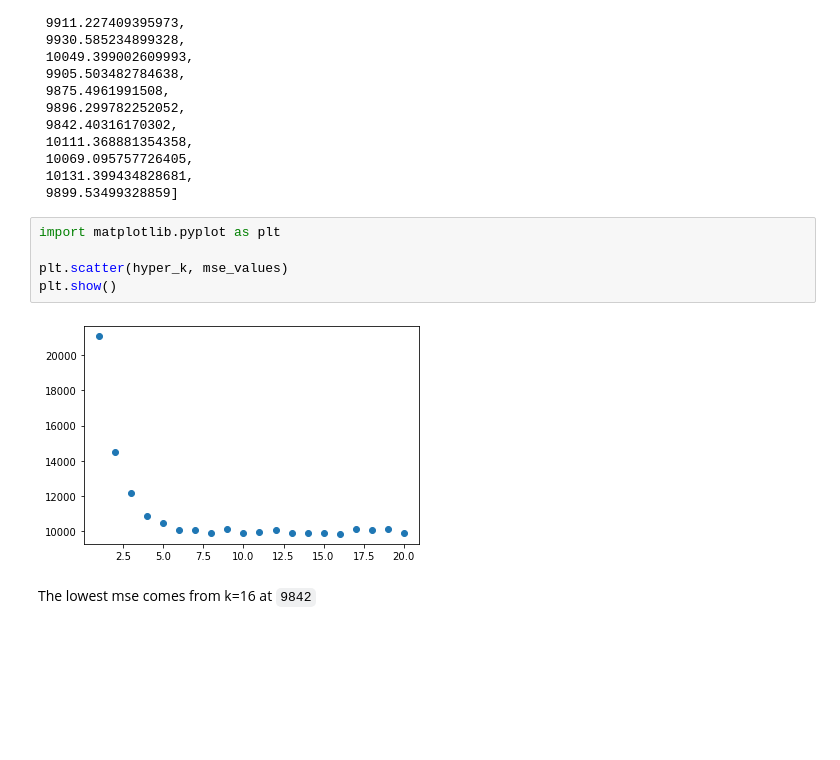
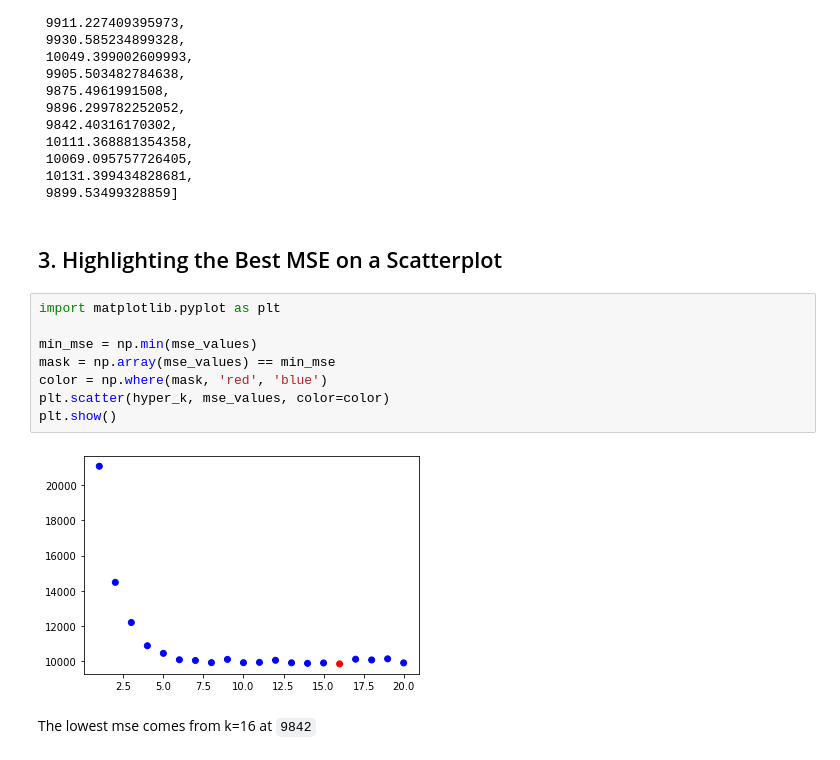
Before and after one commit to harera3/ML_Blueprints, a Jupyter notebook: 03_Hyperparameter_Optimization.ipynb, the cells around one changed output. Saved outputs shown, nothing was run; the diff lists cells and outputs as text; blank space fills up the shorter version.

```diff
--- a/03_Hyperparameter_Optimization.ipynb
+++ b/03_Hyperparameter_Optimization.ipynb
@@ -115,12 +115,17 @@ mse_values
  10069.095757726405,
  10131.399434828681,
  9899.53499328859]
+# %% [markdown]
+## 3. Highlighting the Best MSE on  a Scatterplot
 # %%
 import matplotlib.pyplot as plt
 
-plt.scatter(hyper_k, mse_values)
+min_mse = np.min(mse_values)
+mask = np.array(mse_values) == min_mse
+color = np.where(mask, 'red', 'blue')
+plt.scatter(hyper_k, mse_values, color=color)
 plt.show()
 # %% [output]
-[figure, old version]
+[figure, new version]
 # %% [markdown]
 The lowest mse comes from k=16 at `9842`
```
Also changed, not shown: parts of 6 cells of this notebook.
